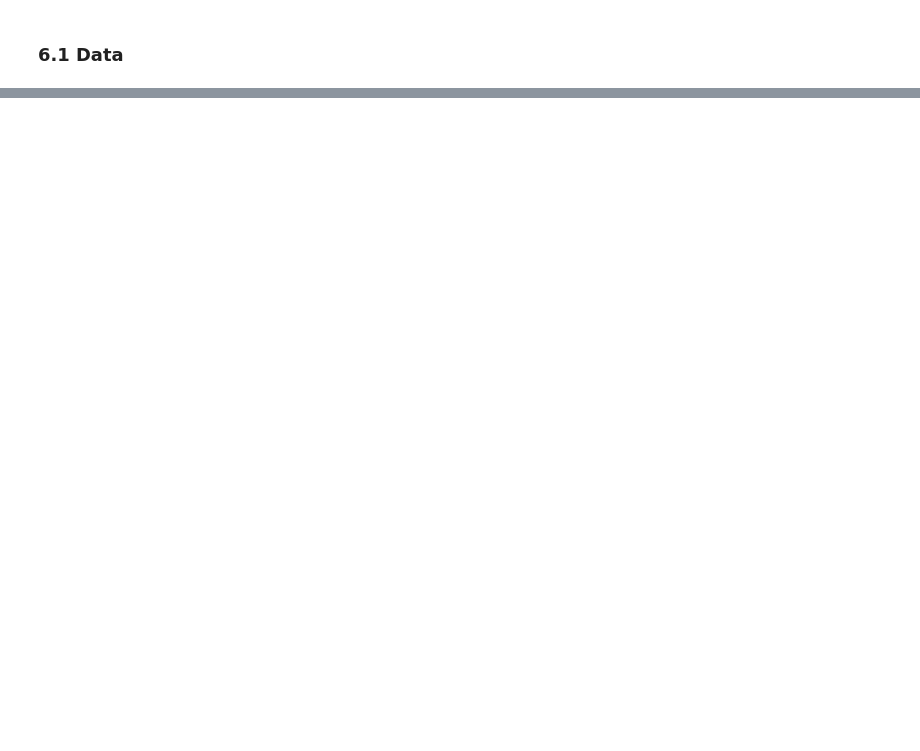
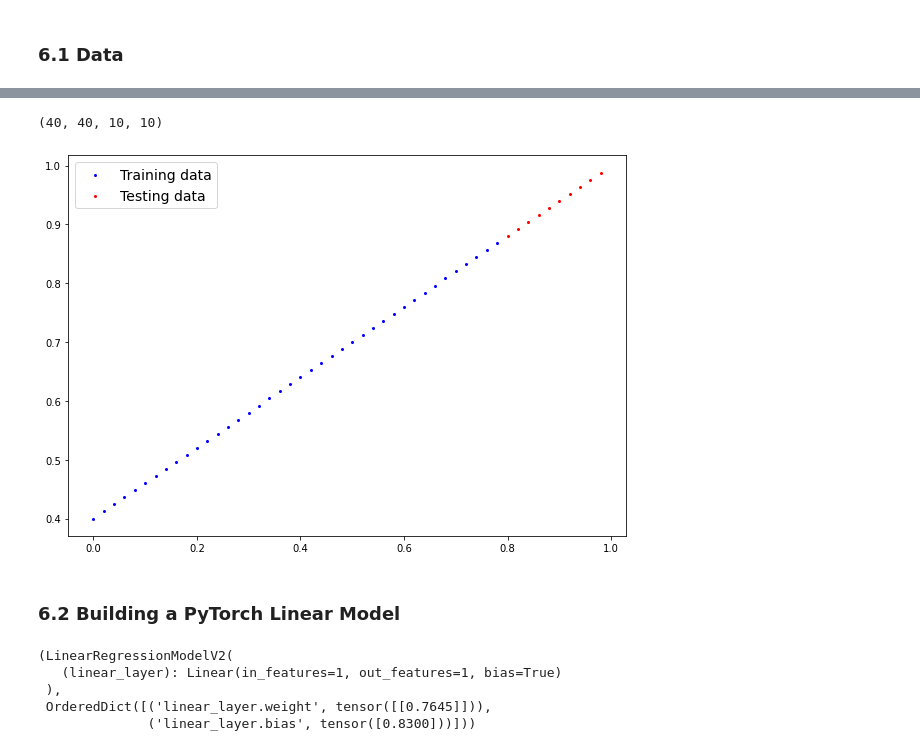
Before and after one commit to Amit-Ramrakhyani/PyTorch-Notebooks, a Jupyter notebook: 01_pytorch_workflow.ipynb, the cells around one changed output, grey strips where cells are left out. Cells and saved outputs as stored; diff of their text form; code cells hidden in the pictures; blank space fills up the shorter version.

Commit message:
Updated 01_pytorch_workflow.ipynb - Created a model using Linear Layers from nn.Module

```diff
--- a/01_pytorch_workflow.ipynb
+++ b/01_pytorch_workflow.ipynb
@@ -587,3 +587,17 @@ Sun Mar 12 20:19:28 2023
 +-----------------------------------------------------------------------------+
 # %% [markdown]
 ### 6.1 Data
+# %%
+# Create some data using the linear regression formula of y = weight * X + bias
+weight = 0.6
+bias = 0.4
+
+# Create range values
+start = 0
+end = 1
+step = 0.02
+
+# Create X and y (features and labels)
+X = torch.arange(start, end, step).unsqueeze(dim=1)
+y = weight * X + bias
+X[:10], y[:10]
@@ -589,0 +624,38 @@ Sun Mar 12 20:19:28 2023
+# %%
+# Split data
+train_split = int(0.8 * len(X))
+X_train, y_train = X[:train_split], y[:train_split]
+X_test, y_test = X[train_split:], y[train_split:]
+len(X_train), len(y_train), len(X_test), len(y_test)
+# %% [output]
+(40, 40, 10, 10)
+# %%
+# Plot the data
+# Note: if you don't have the plot preedictions() function loaded, this will error
+plot_predictions(X_train, y_train, X_test, y_test)
+# %% [output]
+[figure, added]
+# %% [markdown]
+### 6.2 Building a PyTorch Linear Model
+# %%
+# Create a linear model by subclassing nn.Module
+class LinearRegressionModelV2(nn.Module):
+  def __init__(self):
+    super().__init__()
+    # Use nn.Linear() for creating the model parameters / also called: linear transform, probing layer, fully connected layer, dense layer
+    # https://pytorch.org/docs/stable/generated/torch.nn.Linear.html
+    self.linear_layer = nn.Linear(in_features=1,
+                                  out_features=1)
+  def forward(self, x: torch.Tensor) -> torch.Tensor:
+    return self.linear_layer(x)
+
+# Set the manual seed
+torch.manual_seed(42)
+model_1 = LinearRegressionModelV2()
+model_1, model_1.state_dict()
+# %% [output]
+(LinearRegressionModelV2(
+   (linear_layer): Linear(in_features=1, out_features=1, bias=True)
+ ),
+ OrderedDict([('linear_layer.weight', tensor([[0.7645]])),
+              ('linear_layer.bias', tensor([0.8300]))]))
```
Also changed, not shown: parts of 20 cells of this notebook.
